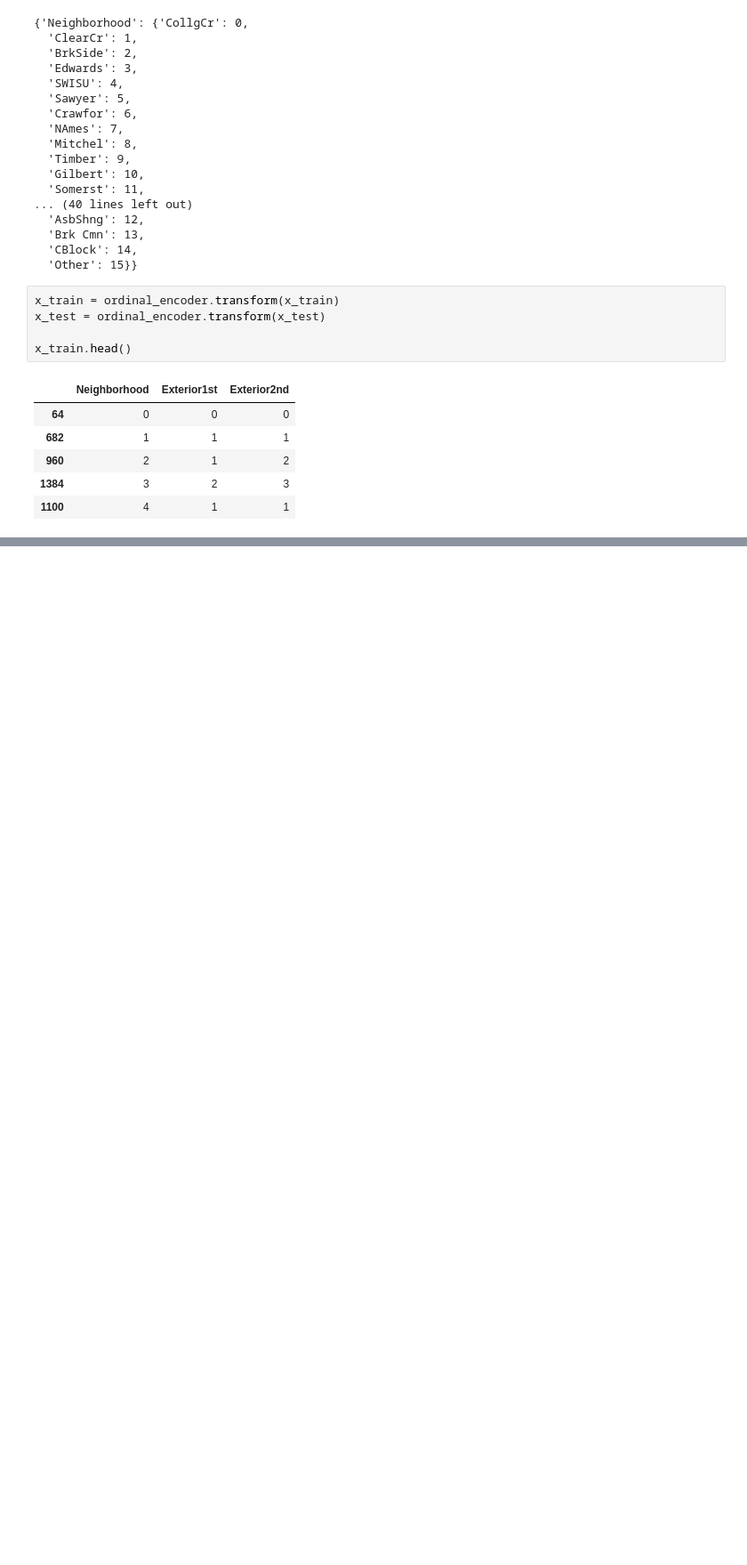
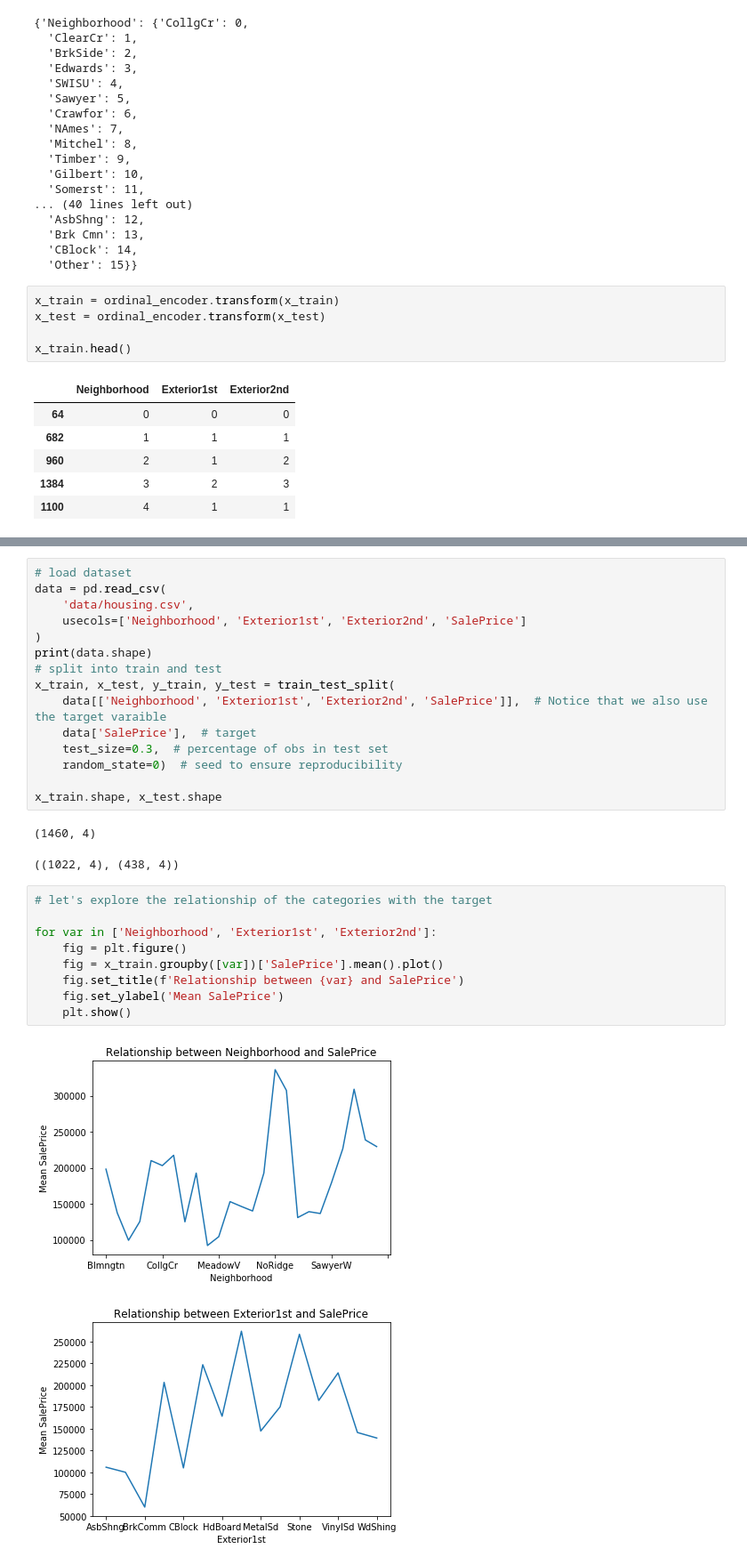
Before and after one commit to KarthikKothareddy/FeatureEngineering, a Jupyter notebook: categorical_variable_encoding.ipynb, the cells around one changed output, grey strips where cells are left out. Shown: that part at 89% size. Saved outputs shown, nothing was run; the diff lists cells and outputs as text; blank space fills up the shorter version.

Commit message:
target guided encoding

```diff
--- a/categorical_variable_encoding.ipynb
+++ b/categorical_variable_encoding.ipynb
@@ -695,0 +882,30 @@ x_train.head()
+# %%
+# load dataset
+data = pd.read_csv(
+    'data/housing.csv',
+    usecols=['Neighborhood', 'Exterior1st', 'Exterior2nd', 'SalePrice']
+)
+print(data.shape)
+# split into train and test
+x_train, x_test, y_train, y_test = train_test_split(
+    data[['Neighborhood', 'Exterior1st', 'Exterior2nd', 'SalePrice']],  # Notice that we also use the target varaible
+    data['SalePrice'],  # target
+    test_size=0.3,  # percentage of obs in test set
+    random_state=0)  # seed to ensure reproducibility
+
+x_train.shape, x_test.shape
+# %% [output]
+(1460, 4)
+((1022, 4), (438, 4))
+# %%
+# let's explore the relationship of the categories with the target
+
+for var in ['Neighborhood', 'Exterior1st', 'Exterior2nd']:
+    fig = plt.figure()
+    fig = x_train.groupby([var])['SalePrice'].mean().plot()
+    fig.set_title(f'Relationship between {var} and SalePrice')
+    fig.set_ylabel('Mean SalePrice')
+    plt.show()
+# %% [output]
+[figure, added]
+[figure, added]
```
Also changed, not shown: parts of 34 cells of this notebook.
